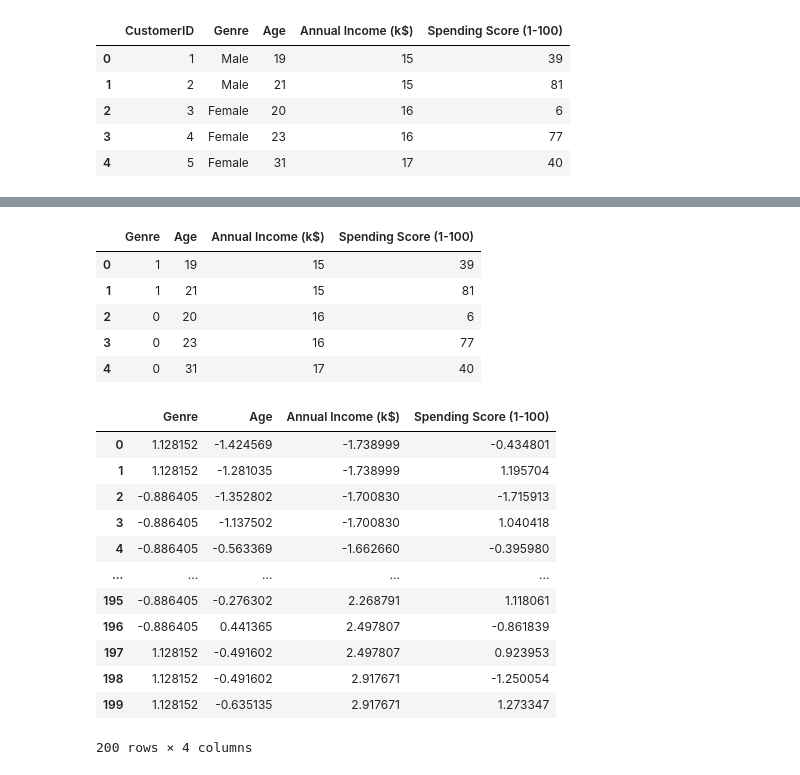
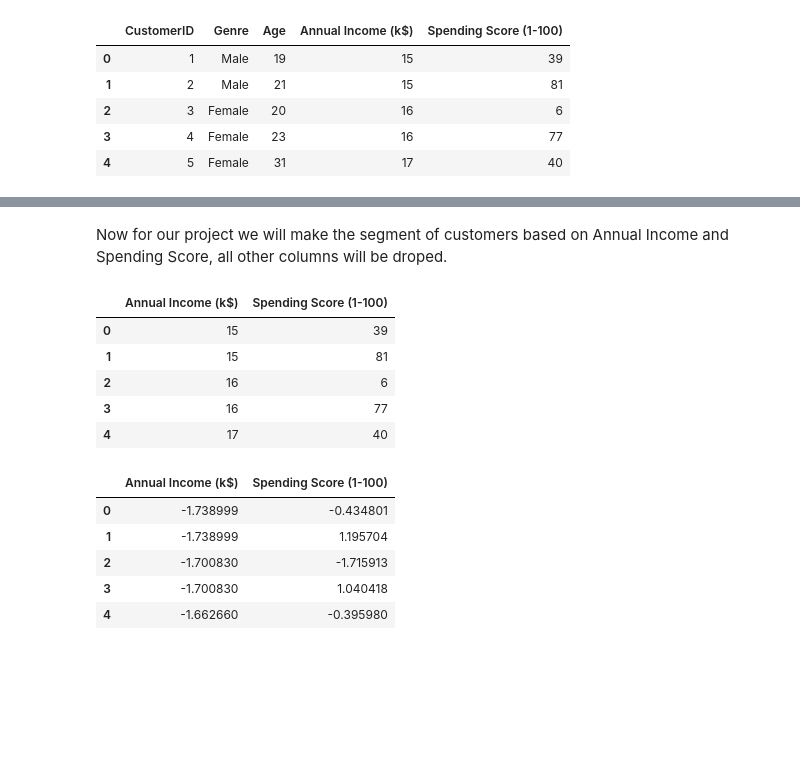
Before and after one commit to mohdgoush/Customer-Segmentation, a Jupyter notebook: data_cleaning_MT.ipynb, the cells around one changed output, grey strips where cells are left out. Drawn from its saved outputs; the diff is of its cells as text; code cells hidden in the pictures; blank space fills up the shorter version.

```diff
--- a/data_cleaning_MT.ipynb
+++ b/data_cleaning_MT.ipynb
@@ -4,5 +4,5 @@ import numpy as np
 import matplotlib.pyplot as plt
 import seaborn as sns
 # %%
-df=pd.read_csv('Mall_Customers.csv')
+dataset=pd.read_csv('Mall_Customers.csv')
 # %%
@@ -68,27 +17,24 @@ df['Genre']=encoder.fit_transform(df['Genre'])
-# %%
-df.head()
-# %% [output]
-|  | Genre | Age | Annual Income (k$) | Spending Score (1-100) |
-| 0 | 1 | 19 | 15 | 39 |
-| 1 | 1 | 21 | 15 | 81 |
-| 2 | 0 | 20 | 16 | 6 |
-| 3 | 0 | 23 | 16 | 77 |
-| 4 | 0 | 31 | 17 | 40 |
+# %% [markdown]
+Now for our project we will make the segment of customers based on Annual Income and Spending Score, all other columns will be droped.
+# %%
+df=dataset.drop(columns=['CustomerID','Age','Genre'])
+df.head()
+# %% [output]
+|  | Annual Income (k$) | Spending Score (1-100) |
+| 0 | 15 | 39 |
+| 1 | 15 | 81 |
+| 2 | 16 | 6 |
+| 3 | 16 | 77 |
+| 4 | 17 | 40 |
 # %%
+from sklearn.preprocessing import StandardScaler
 scaler=StandardScaler()
 scaled_df=pd.DataFrame(scaler.fit_transform(df[df.columns]), columns=df.columns)
-scaled_df
+scaled_df.head()
 # %% [output]
-|  | Genre | Age | Annual Income (k$) | Spending Score (1-100) |
-| 0 | 1.128152 | -1.424569 | -1.738999 | -0.434801 |
-| 1 | 1.128152 | -1.281035 | -1.738999 | 1.195704 |
-| 2 | -0.886405 | -1.352802 | -1.700830 | -1.715913 |
-| 3 | -0.886405 | -1.137502 | -1.700830 | 1.040418 |
-| 4 | -0.886405 | -0.563369 | -1.662660 | -0.395980 |
-| ... | ... | ... | ... | ... |
-| 195 | -0.886405 | -0.276302 | 2.268791 | 1.118061 |
-| 196 | -0.886405 | 0.441365 | 2.497807 | -0.861839 |
-| 197 | 1.128152 | -0.491602 | 2.497807 | 0.923953 |
-| 198 | 1.128152 | -0.491602 | 2.917671 | -1.250054 |
-| 199 | 1.128152 | -0.635135 | 2.917671 | 1.273347 |
+|  | Annual Income (k$) | Spending Score (1-100) |
+| 0 | -1.738999 | -0.434801 |
+| 1 | -1.738999 | 1.195704 |
+| 2 | -1.700830 | -1.715913 |
+| 3 | -1.700830 | 1.040418 |
+| 4 | -1.662660 | -0.395980 |
-200 rows × 4 columns
```
Also changed, not shown: parts of 25 cells of this notebook.
